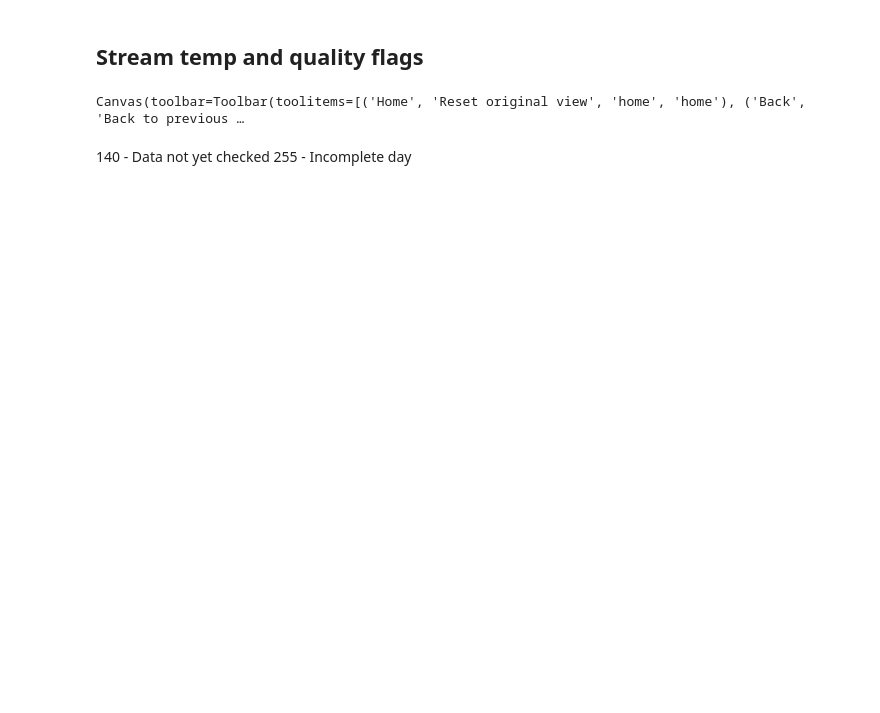
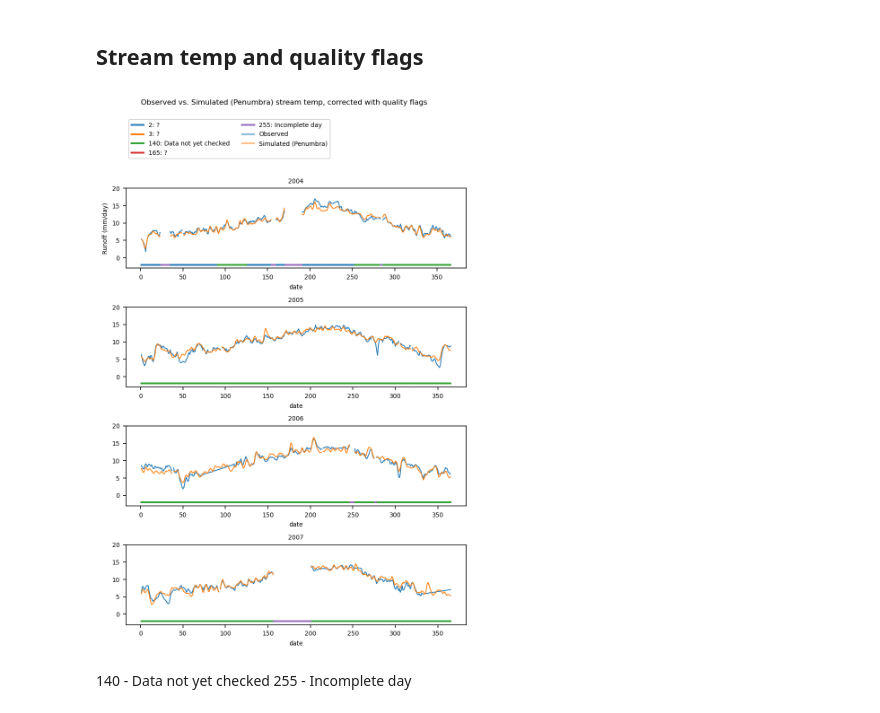
Before and after one commit to jrobertson2000/PNW_VELMA, a Jupyter notebook: notebooks/stream_temp.ipynb, the cells around one changed output. Drawn from its saved outputs; the diff is of its cells as text; code cells hidden in the pictures; blank space fills up the shorter version.

```diff
--- a/notebooks/stream_temp.ipynb
+++ b/notebooks/stream_temp.ipynb
@@ -470,35 +460,35 @@ quality140 = stream_temp_quality_yearly.replace([2, 3, 140, 165, 255],
                                         [np.nan, np.nan, -2, np.nan, np.nan])
 quality165 = stream_temp_quality_yearly.replace([2, 3, 140, 165, 255],
                                          [np.nan, np.nan, np.nan, -2, np.nan])
 quality255 = stream_temp_quality_yearly.replace([2, 3, 140, 165, 255],
                                         [np.nan, np.nan, np.nan, np.nan, -2])
 
 years = streamtemp_obs_yearly.columns.get_level_values(0)
 fig, axes = plt.subplots(ncols=1, nrows=len(years), figsize=(6, 9))
 
 for col, year in enumerate(years):
 #     ax2 = axes[col].twinx()
 #     precip_yearly.iloc[:, col].plot(ax=ax2, label='Precip', color='tab:green', linewidth=0.5)
 #     if col == 0:
 #         ax2.set_ylabel('Precipitation (mm/day)')
 #         ax2.legend(loc='upper right', bbox_to_anchor=(1, 1.3), fancybox=True, ncol=1)
     quality2.iloc[:, col].plot(ax=axes[col], color=colors[0], linewidth=2, label='2: ?')
     quality3.iloc[:, col].plot(ax=axes[col], color=colors[1], linewidth=2, label='3: ?')
     quality140.iloc[:, col].plot(ax=axes[col], color=colors[2], linewidth=2, label='140: Data not yet checked')
     quality165.iloc[:, col].plot(ax=axes[col], color=colors[3], linewidth=2, label='165: ?')
     quality255.iloc[:, col].plot(ax=axes[col], color=colors[4], linewidth=2, label='255: Incomplete day')
     streamtemp_obs_yearly.iloc[:, col].plot(ax=axes[col], label='Observed', linewidth=1)
-    corrected_piv.iloc[:, col].plot(ax=axes[col], label='Simulated (Penumbra)', linewidth=1)
+    corrected_piv_sm.iloc[:, col].plot(ax=axes[col], label='Simulated (Penumbra)', linewidth=1)
 #     ax2.invert_yaxis()
     axes[col].set_ylim([-3, 20])
     axes[col].set_title(year)
 axes[0].legend(loc='upper left', bbox_to_anchor=(0, 1.9), fancybox=True, ncol=2)
 axes[0].set_ylabel('Runoff (mm/day)')
 fig.suptitle('Observed vs. Simulated (Penumbra) stream temp, corrected with quality flags')
 plt.tight_layout()
 # plt.savefig('baseline_runoffs_qaflags.png', dpi=300)
 # %% [output]
-Canvas(toolbar=Toolbar(toolitems=[('Home', 'Reset original view', 'home', 'home'), ('Back', 'Back to previous …
+[figure, added]
 # %% [markdown]
 140 - Data not yet checked
 255 - Incomplete day
```
Also changed, not shown: parts of 9 cells of this notebook, 9 other files.
